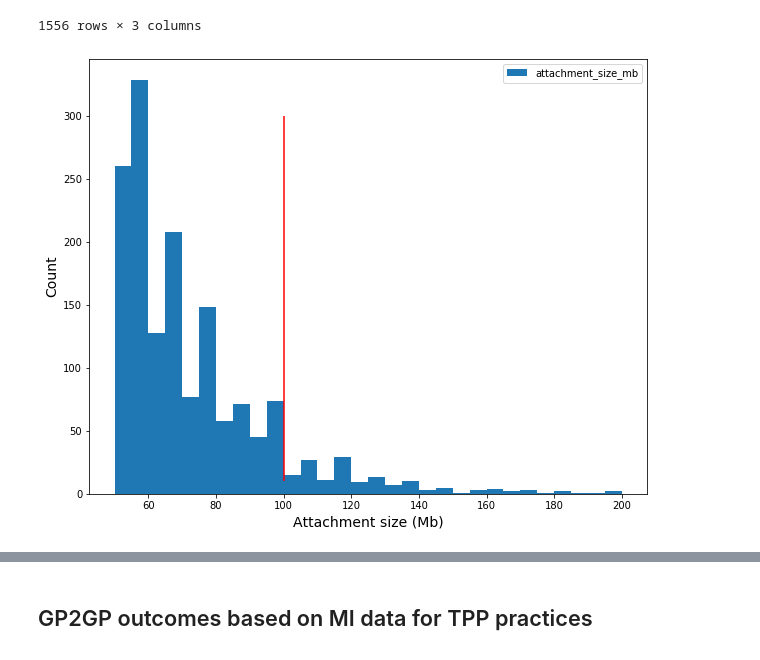
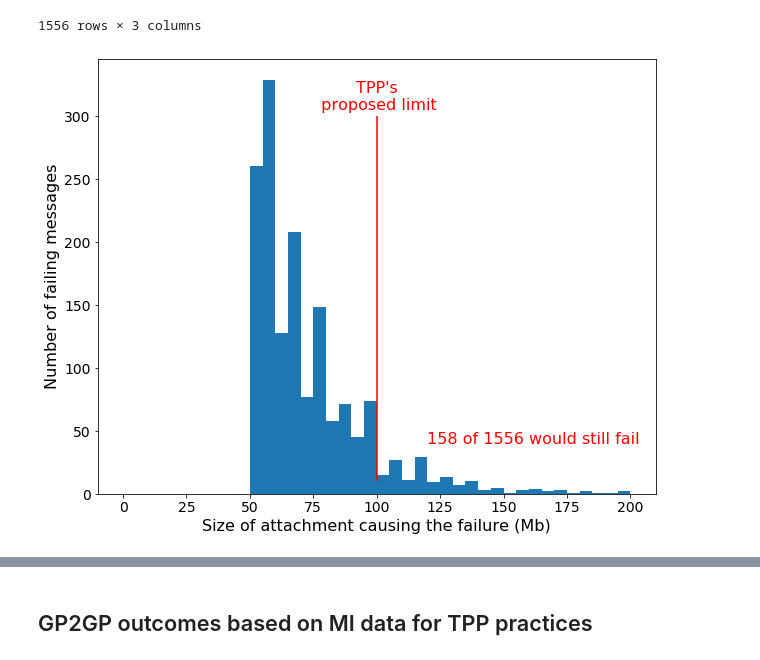
Before and after one commit to nhsconnect/prm-gp2gp-data-sandbox, a Jupyter notebook: notebooks/02-PRMT-372--Failures-at-TPP-practices.ipynb, the cells around one changed output, grey strips where cells are left out. Drawn from its saved outputs; the diff is of its cells as text; code cells hidden in the pictures.

Commit message:
PRMT-372: Improve histogram visualisation of attachment sizes

```diff
--- a/notebooks/02-PRMT-372--Failures-at-TPP-practices.ipynb
+++ b/notebooks/02-PRMT-372--Failures-at-TPP-practices.ipynb
@@ -208,15 +209,30 @@ attachment_sizes_df
 | 2019-05-01T11:48:53-779730288015 | 5 | C84683 | 60.040661 |
 | 2019-05-03T14:09:23-562359884101 | 5 | C85013 | 79.130375 |
 1556 rows × 3 columns
-# %%
-(attachment_sizes_df[["attachment_size_mb"]]
- .plot.hist(
-     bins=np.linspace(50, 200, 150/5 + 1),
-     figsize=(10,8),
- )
-);
-plt.xlabel("Attachment size (Mb)", size=14);
-plt.ylabel("Count", size=14);
-plt.vlines([100], 10, 300, color="r");
-# %% [output]
-[figure, removed]
+# %%
+limit = 100
+
+fig = (attachment_sizes_df[["attachment_size_mb"]]
+ .plot.hist(
+     bins=np.linspace(0, 200, 200/5 + 1),
+     figsize=(10,8),
+     legend=False
+ )
+);
+
+plt.xlabel("Size of attachment causing the failure (Mb)", size=16);
+plt.xticks(fontsize=14)
+plt.ylabel("Number of failing messages", size=16);
+plt.yticks(fontsize=14)
+plt.vlines([limit], 10, 300, color="r");
+plt.text(100, 305, "TPP's\n proposed limit", fontsize=16, color="r", horizontalalignment='center')
+
+number_greater_than_limit = len(
+    attachment_sizes_df
+    .loc[attachment_sizes_df["attachment_size_mb"] > limit]
+)
+total = len(attachment_sizes_df)
+plt.text(120, 40, f"{number_greater_than_limit} of {total} would still fail", fontsize=16, color="r")
+plt.savefig("../temp_outputs/largest_attachment_size_histogram.png")
+# %% [output]
+[figure, added]
```
Also changed, not shown: parts of 3 cells of this notebook.
